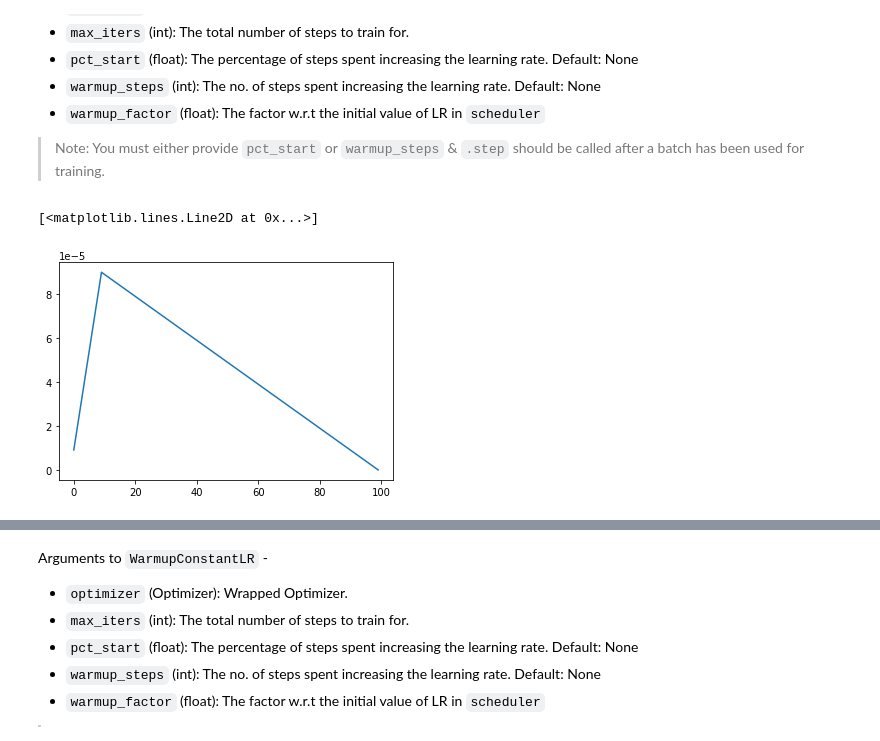
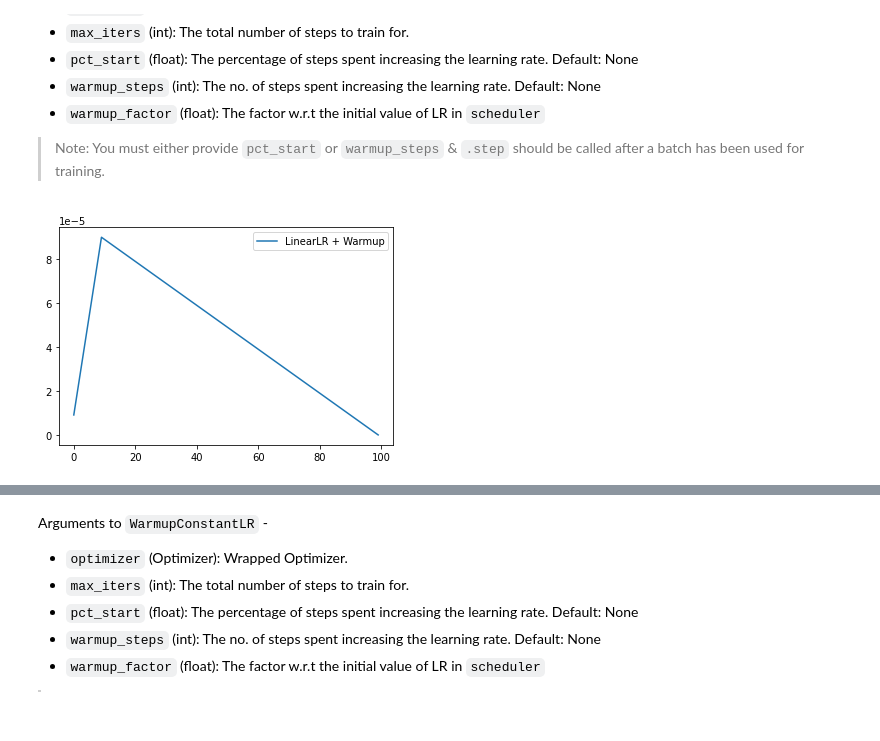
Before and after one commit to benihime91/gale, a Jupyter notebook: nbs/02a_core.nn.optim.lr_schedulers.ipynb, the cells around one changed output, grey strips where cells are left out. Cells and saved outputs as stored; diff of their text form; code cells hidden in the pictures.

```diff
--- a/nbs/02a_core.nn.optim.lr_schedulers.ipynb
+++ b/nbs/02a_core.nn.optim.lr_schedulers.ipynb
@@ -158,7 +153,11 @@ plt.legend()
 # %%
 # export
 # @SCHEDULER_REGISTRY.register()
-def FlatCosScheduler(optimizer: Optimizer, pct_start: float, max_iters: int):
+def FlatCosScheduler(
+    optimizer: Optimizer,
+    pct_start: float,
+    max_iters: int,
+) -> torch.optim.lr_scheduler._LRScheduler:
     """
     Schedule the LearningRate at flat `lr` for `pct_start` of `max_iters` before cosine annealing.
     This scheduler is meant to be called after a batch has been used for training.
@@ -245,7 +243,7 @@ def WarmupCosineLR(
     pct_start: Optional[float] = None,
     warmup_steps: Optional[int] = None,
     warmup_factor: float = (1.0 / 1000),
-):
+) -> torch.optim.lr_scheduler._LRScheduler:
     """
     Linearly increase `lr` for `pct_start` or `warmup_steps` before cosine annealing from
     `pct_start` or `warmup_steps`.
@@ -293,7 +291,7 @@ Arguments to `WarmupCosineLR` -
 
 > Note: You must either provide `pct_start` or `warmup_steps` & `.step` should be called after a batch has been used for training.
 # %%
-lr = []
+lr1 = []
 
 scheduler = WarmupCosineLR(optim, pct_start=0.1, max_iters=max_steps)
 
@@ -301,7 +299,8 @@ for _ in range(epoch):
     for _ in range(batch_nb):
         optim.step()
         scheduler.step()
-        lr.append(scheduler.get_lr())
+        lr1.append(scheduler.get_lr())
 
-plt.plot(lr)
+plt.plot(lr1, label="CosineLR + Warmup")
+plt.legend()
 # %% [output]
@@ -316,7 +314,7 @@ def WarmupLinearLR(
     pct_start: Optional[float] = None,
     warmup_steps: Optional[int] = None,
     warmup_factor: float = (1.0 / 1000),
-):
+) -> torch.optim.lr_scheduler._LRScheduler:
     """
     Linearly increase `lr` for `pct_start` or `warmup_steps` before
     linear decreasing of `lr`.
@@ -362,20 +360,20 @@ Arguments to `WarmupLinearLR` -
 
 > Note: You must either provide `pct_start` or `warmup_steps` & `.step` should be called after a batch has been used for training.
 # %%
-lr = []
+lr2 = []
 
 scheduler = WarmupLinearLR(optim, pct_start=0.1, max_iters=max_steps)
 
 for _ in range(epoch):
     for _ in range(batch_nb):
         optim.step()
         scheduler.step()
-        lr.append(scheduler.get_lr())
+        lr2.append(scheduler.get_lr())
 
-plt.plot(lr)
+plt.plot(lr2, label="LinearLR + Warmup")
+plt.legend()
 # %% [output]
-[<matplotlib.lines.Line2D at 0x...>]
-[figure, old version]
+[figure, new version]
 [interactive output not drawn]
 # %%
 # export
```
Also changed, not shown: parts of 11 cells of this notebook, 37 other files.
